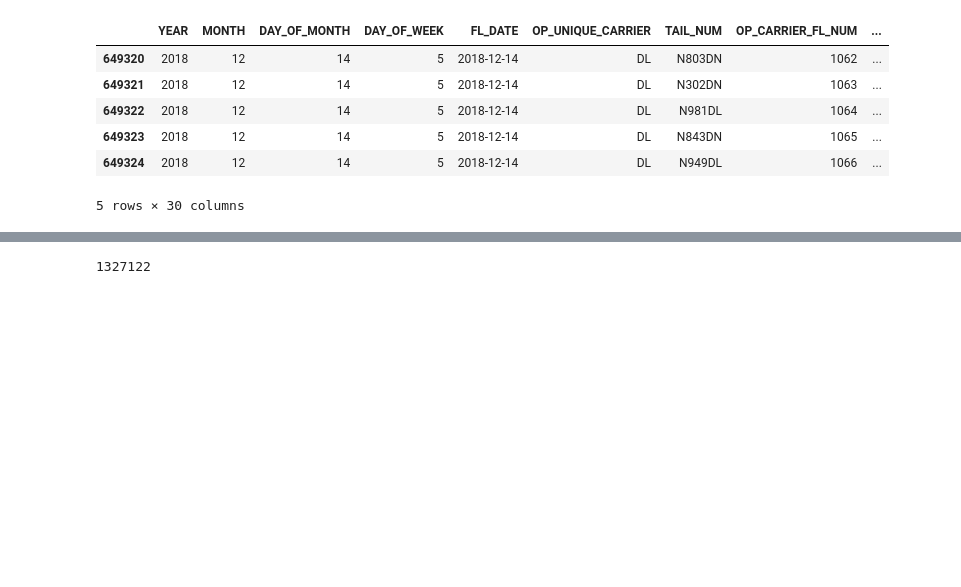
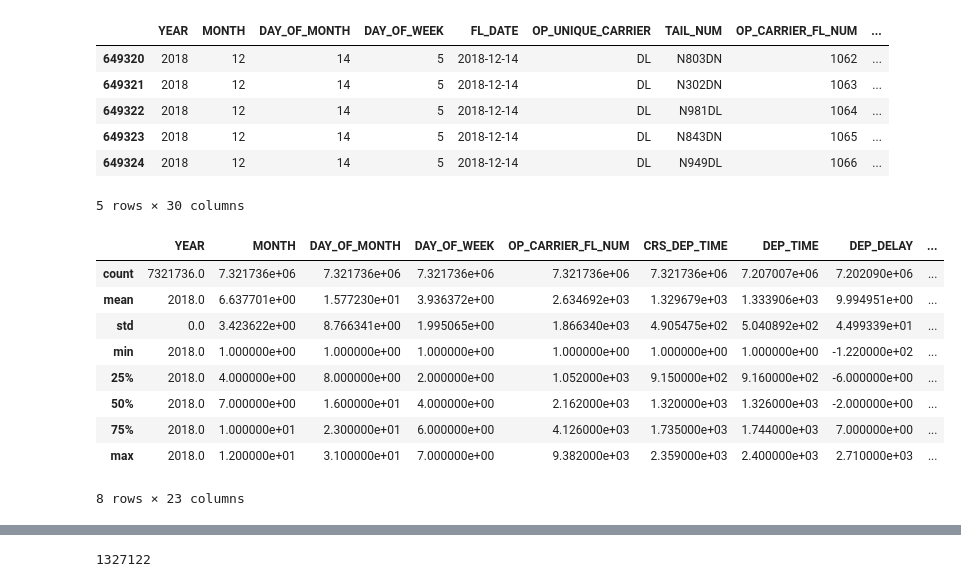
Before and after one commit to Arimorris/delays, a Jupyter notebook: Combine.ipynb, the cells around one changed output, grey strips where cells are left out. Drawn from its saved outputs; the diff is of its cells as text; code cells hidden in the pictures; blank space fills up the shorter version.

```diff
--- a/Combine.ipynb
+++ b/Combine.ipynb
@@ -101,3 +101,16 @@ year.tail()
 | 649323 | 2018 | 12 | 14 | 5 | 2018-12-14 | DL | N843DN | 1065 | ... |
 | 649324 | 2018 | 12 | 14 | 5 | 2018-12-14 | DL | N949DL | 1066 | ... |
 5 rows × 30 columns
+# %%
+year.describe()
+# %% [output]
+|  | YEAR | MONTH | DAY_OF_MONTH | DAY_OF_WEEK | OP_CARRIER_FL_NUM | CRS_DEP_TIME | DEP_TIME | DEP_DELAY | ... |
+| count | 7321736.0 | 7.321736e+06 | 7.321736e+06 | 7.321736e+06 | 7.321736e+06 | 7.321736e+06 | 7.207007e+06 | 7.202090e+06 | ... |
+| mean | 2018.0 | 6.637701e+00 | 1.577230e+01 | 3.936372e+00 | 2.634692e+03 | 1.329679e+03 | 1.333906e+03 | 9.994951e+00 | ... |
+| std | 0.0 | 3.423622e+00 | 8.766341e+00 | 1.995065e+00 | 1.866340e+03 | 4.905475e+02 | 5.040892e+02 | 4.499339e+01 | ... |
+| min | 2018.0 | 1.000000e+00 | 1.000000e+00 | 1.000000e+00 | 1.000000e+00 | 1.000000e+00 | 1.000000e+00 | -1.220000e+02 | ... |
+| 25% | 2018.0 | 4.000000e+00 | 8.000000e+00 | 2.000000e+00 | 1.052000e+03 | 9.150000e+02 | 9.160000e+02 | -6.000000e+00 | ... |
+| 50% | 2018.0 | 7.000000e+00 | 1.600000e+01 | 4.000000e+00 | 2.162000e+03 | 1.320000e+03 | 1.326000e+03 | -2.000000e+00 | ... |
+| 75% | 2018.0 | 1.000000e+01 | 2.300000e+01 | 6.000000e+00 | 4.126000e+03 | 1.735000e+03 | 1.744000e+03 | 7.000000e+00 | ... |
+| max | 2018.0 | 1.200000e+01 | 3.100000e+01 | 7.000000e+00 | 9.382000e+03 | 2.359000e+03 | 2.400000e+03 | 2.710000e+03 | ... |
+8 rows × 23 columns
```
Also changed, not shown: parts of 8 cells of this notebook.
